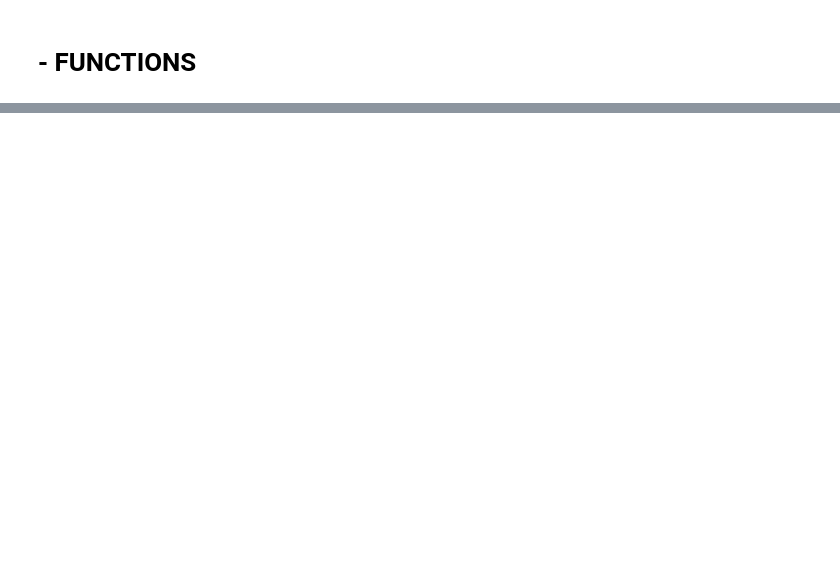
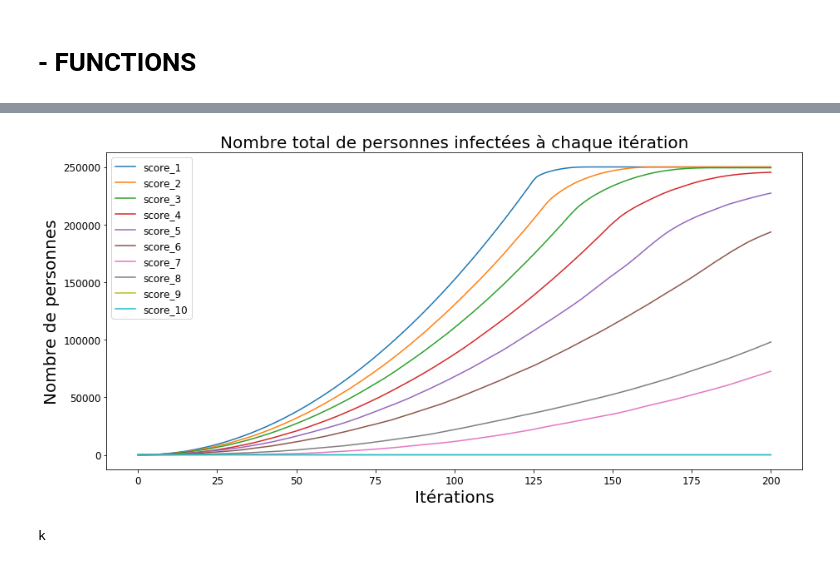
Before and after one commit to raphmatu/flu_model, a Jupyter notebook: Flu_model.ipynb, the cells around one changed output, grey strips where cells are left out. Saved outputs shown, nothing was run; the diff lists cells and outputs as text; code cells hidden in the pictures; blank space fills up the shorter version.

```diff
--- a/Flu_model.ipynb
+++ b/Flu_model.ipynb
@@ -134,0 +284,14 @@ for i in range(99):
+# %%
+plt.figure(figsize=(15,7))
+for i_col, col in enumerate(pdf_sum):
+    plt.title('Nombre total de personnes infectées à chaque itération', fontsize=20)
+    plt.plot(pdf[col], label='score_{}'.format(i_col+1))
+    plt.xlabel('Itérations', fontsize=20)
+    plt.ylabel('Nombre de personnes', fontsize=20)
+    plt.xticks(fontsize=12)
+    plt.yticks(fontsize=12)
+    plt.legend(fontsize=12)
+
+plt.savefig('random_radius_1_2_all_score_sum.jpg')
+# %% [output]
+[figure, added]
@@ -134,0 +300,5 @@ for i in range(99):
+# %%
+if not test:
+    print('k')
+# %% [output]
+k
```
Also changed, not shown: parts of 23 cells of this notebook.
